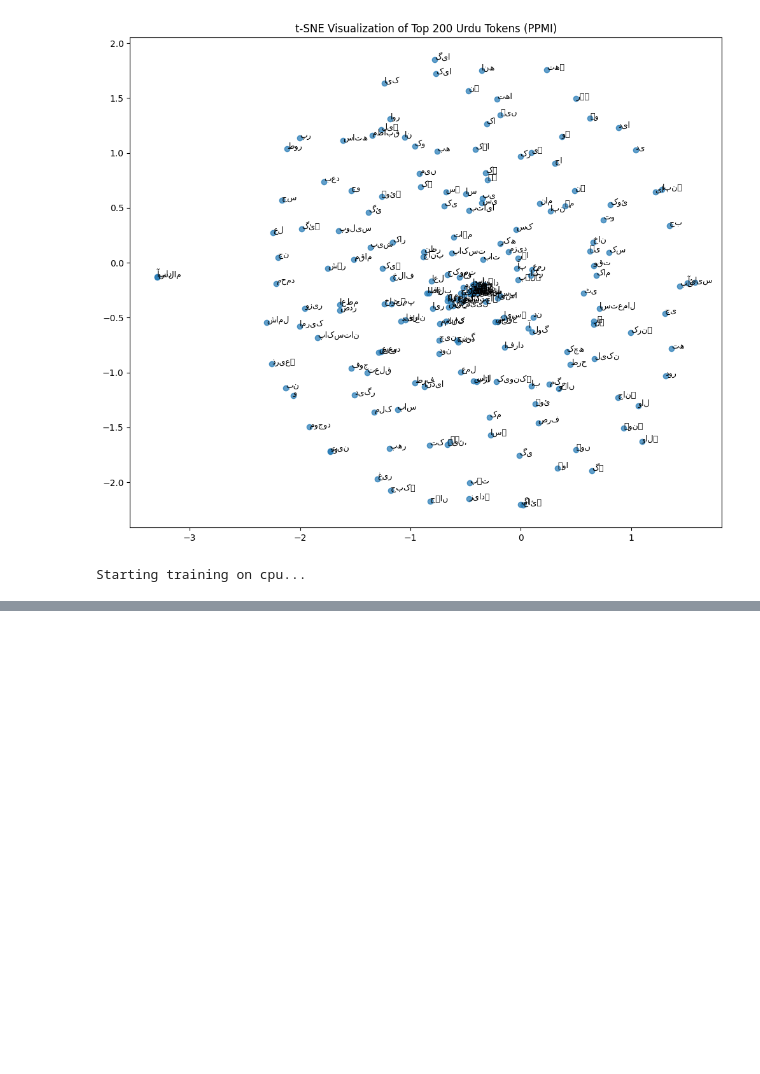
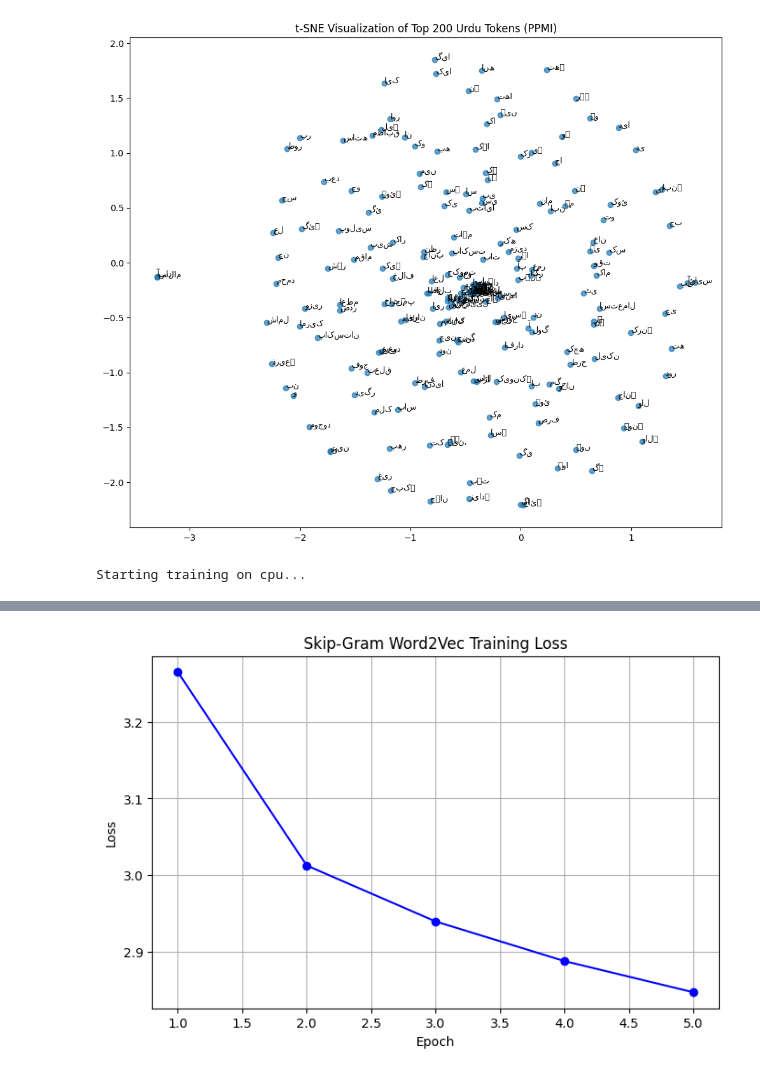
Before and after one commit to maryam2004-hub/i23-6004-NLP-Assignment2, a Jupyter notebook: code.ipynb, the cells around one changed output, grey strips where cells are left out. Drawn from its saved outputs; the diff is of its cells as text; code cells hidden in the pictures; blank space fills up the shorter version.

Commit message:
Saved Embeddings to py and plotted graph

```diff
--- a/code.ipynb
+++ b/code.ipynb
@@ -262,5 +262,20 @@ for epoch in range(epochs):
     avg_loss = total_loss / (len(pairs) // batch_size)
     losses.append(avg_loss)
     print(f"Epoch {epoch+1} Complete. Average Loss: {avg_loss:.4f}")
+
+# --- SAVE EMBEDDINGS ---
+# Average of Center (V) and Context (U) matrices as per instructions
+final_embeddings = (model.V.weight.data + model.U.weight.data) / 2
+np.save("embeddings_w2v.npy", final_embeddings.cpu().numpy())
+print("Embeddings saved to embeddings_w2v.npy")
+
+# --- PLOT LOSS ---
+plt.figure(figsize=(8, 5))
+plt.plot(range(1, epochs + 1), losses, marker='o', linestyle='-', color='b')
+plt.title("Skip-Gram Word2Vec Training Loss")
+plt.xlabel("Epoch")
+plt.ylabel("Loss")
+plt.grid(True)
+plt.show()
 # %% [output]
 Starting training on cpu...
@@ -271,0 +288 @@ Epoch 5 Complete. Average Loss: 2.8468
+[figure, added]
```
Also changed, not shown: parts of 1 cell of this notebook.
